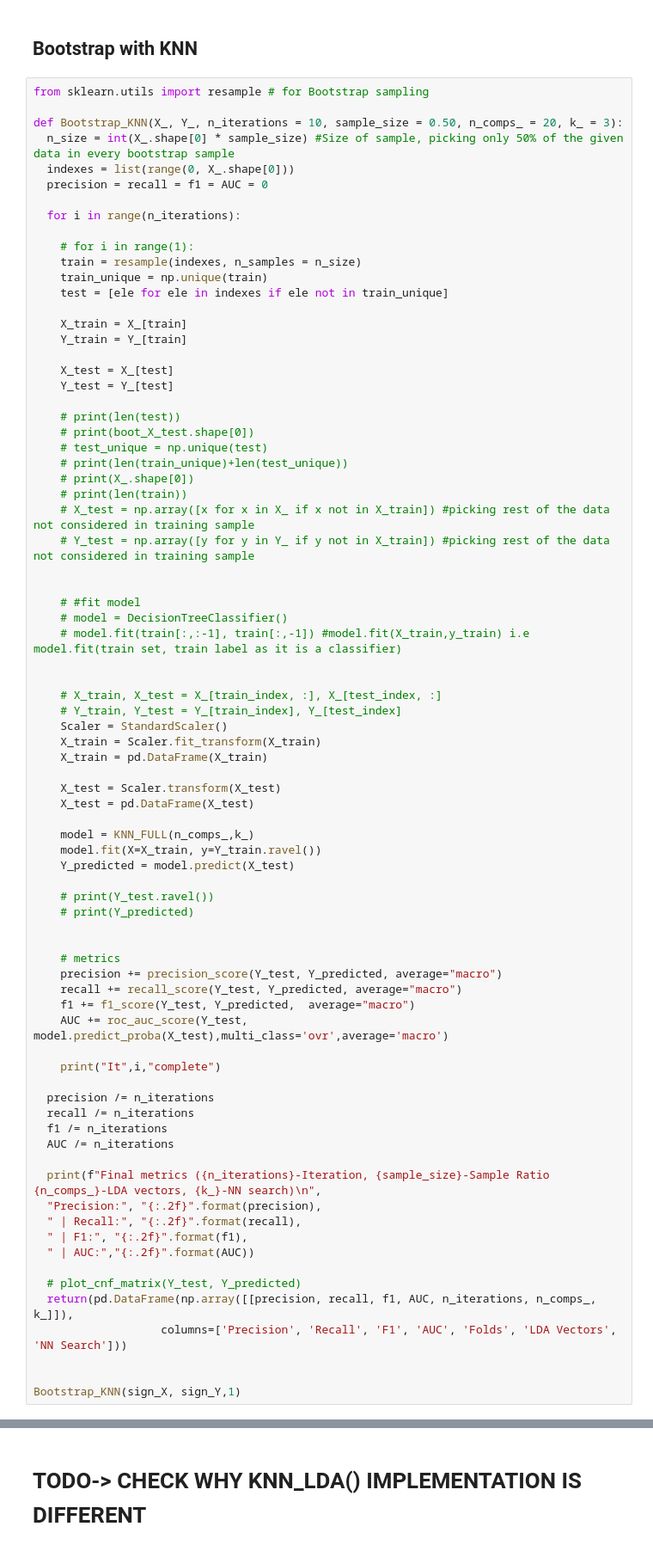
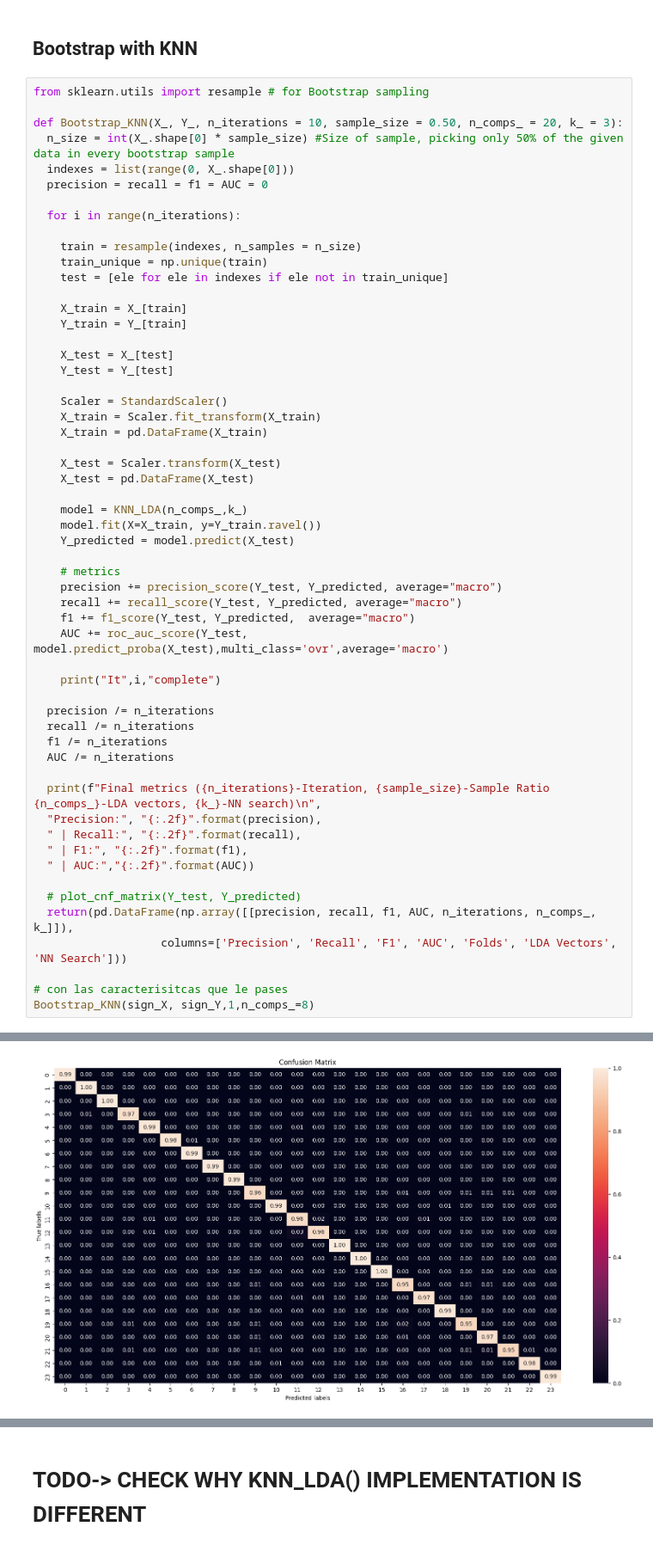
Before and after one commit to Mauricio-Bernuy/P2-IA, a Jupyter notebook: P2IA.ipynb, the cells around one changed output, grey strips where cells are left out. Shown at 86% size. Cells and saved outputs as stored; diff of their text form.

```diff
--- a/P2IA.ipynb
+++ b/P2IA.ipynb
@@ -349,7 +348,6 @@ def Bootstrap_KNN(X_, Y_, n_iterations = 10, sample_size = 0.50, n_comps_ = 20,
 
   for i in range(n_iterations):
 
-    # for i in range(1):
     train = resample(indexes, n_samples = n_size)
     train_unique = np.unique(train)
     test = [ele for ele in indexes if ele not in train_unique]
@@ -360,23 +358,6 @@ def Bootstrap_KNN(X_, Y_, n_iterations = 10, sample_size = 0.50, n_comps_ = 20,
     X_test = X_[test]
     Y_test = Y_[test]
 
-    # print(len(test))
-    # print(boot_X_test.shape[0])
-    # test_unique = np.unique(test)
-    # print(len(train_unique)+len(test_unique))
-    # print(X_.shape[0])
-    # print(len(train))
-    # X_test = np.array([x for x in X_ if x not in X_train]) #picking rest of the data not considered in training sample
-    # Y_test = np.array([y for y in Y_ if y not in X_train]) #picking rest of the data not considered in training sample
-
-
-    # #fit model
-    # model = DecisionTreeClassifier()
-    # model.fit(train[:,:-1], train[:,-1]) #model.fit(X_train,y_train) i.e model.fit(train set, train label as it is a classifier)
-
-
-    # X_train, X_test = X_[train_index, :], X_[test_index, :]
-    # Y_train, Y_test = Y_[train_index], Y_[test_index]
     Scaler = StandardScaler()
     X_train = Scaler.fit_transform(X_train)
     X_train = pd.DataFrame(X_train)
@@ -384,13 +365,9 @@ def Bootstrap_KNN(X_, Y_, n_iterations = 10, sample_size = 0.50, n_comps_ = 20,
     X_test = Scaler.transform(X_test)
     X_test = pd.DataFrame(X_test)
 
-    model = KNN_FULL(n_comps_,k_)
+    model = KNN_LDA(n_comps_,k_)
     model.fit(X=X_train, y=Y_train.ravel())
     Y_predicted = model.predict(X_test)
-
-    # print(Y_test.ravel())
-    # print(Y_predicted)
-
 
     # metrics
     precision += precision_score(Y_test, Y_predicted, average="macro")
@@ -415,5 +392,6 @@ def Bootstrap_KNN(X_, Y_, n_iterations = 10, sample_size = 0.50, n_comps_ = 20,
   return(pd.DataFrame(np.array([[precision, recall, f1, AUC, n_iterations, n_comps_, k_]]),
                    columns=['Precision', 'Recall', 'F1', 'AUC', 'Folds', 'LDA Vectors', 'NN Search']))
 
-
-Bootstrap_KNN(sign_X, sign_Y,1)
+# con las caracterisitcas que le pases
+Bootstrap_KNN(sign_X, sign_Y,1,n_comps_=8)
+# %% [output]
@@ -419,0 +403 @@ Bootstrap_KNN(sign_X, sign_Y,1)
+[figure, added]
```
Also changed, not shown: parts of 11 cells of this notebook.
